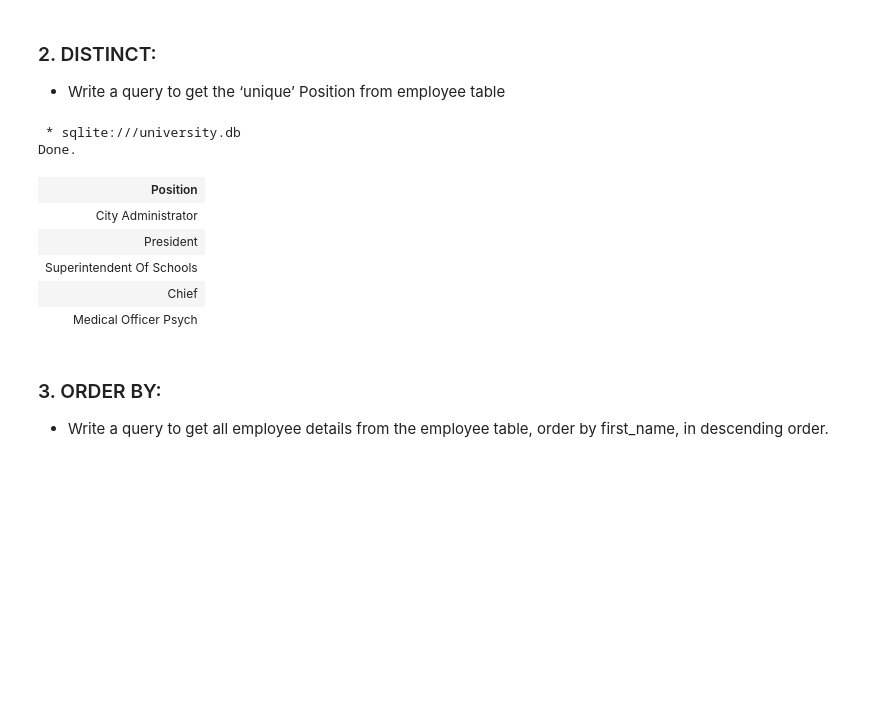
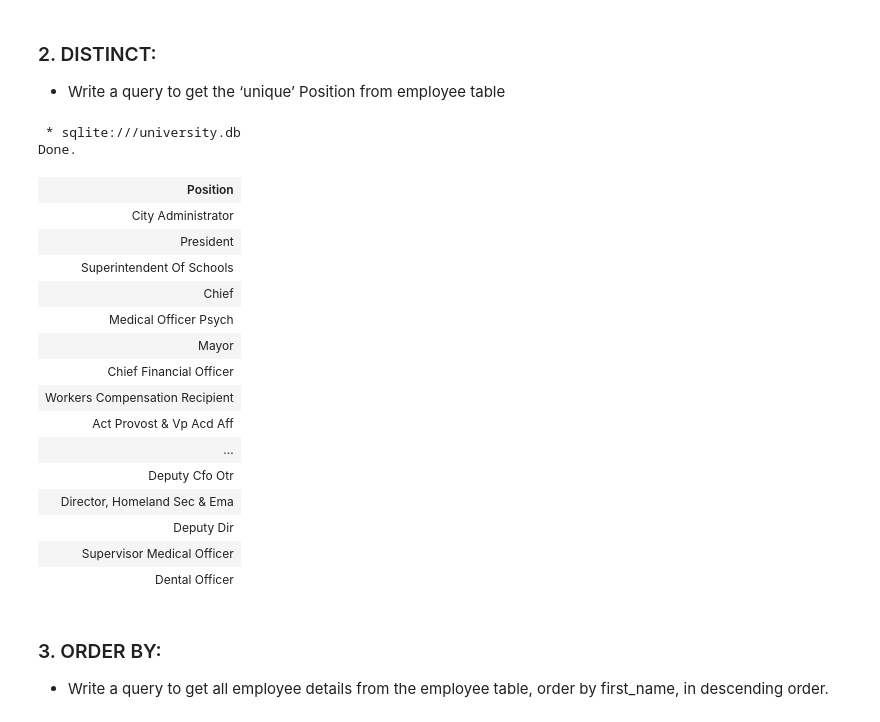
Before and after one commit to Sophiajackrich/Stutern-repo, a Jupyter notebook: SQLITE Ass.ipynb, the cells around one changed output. Drawn from its saved outputs; the diff is of its cells as text; code cells hidden in the pictures; blank space fills up the shorter version.

```diff
--- a/SQLITE Ass.ipynb
+++ b/SQLITE Ass.ipynb
@@ -318,17 +270,26 @@ Done.
 # %%
 %%sql
 SELECT DISTINCT(Position)
 FROM employees
-LIMIT 5
 # %% [output]
  * sqlite:///university.db
 Done.
 | Position |
 | City Administrator |
 | President |
 | Superintendent Of Schools |
 | Chief |
 | Medical Officer Psych |
+| Mayor |
+| Chief Financial Officer |
+| Workers Compensation Recipient |
+| Act Provost & Vp Acd Aff |
+| ... |
+| Deputy Cfo Otr |
+| Director, Homeland Sec & Ema |
+| Deputy Dir |
+| Supervisor Medical Officer |
+| Dental Officer |
 # %% [markdown]
 ### 3. ORDER BY:
    * Write a query to get all employee details from the employee table, order by first_name, in descending order.
```
Also changed, not shown: parts of 12 cells of this notebook.
